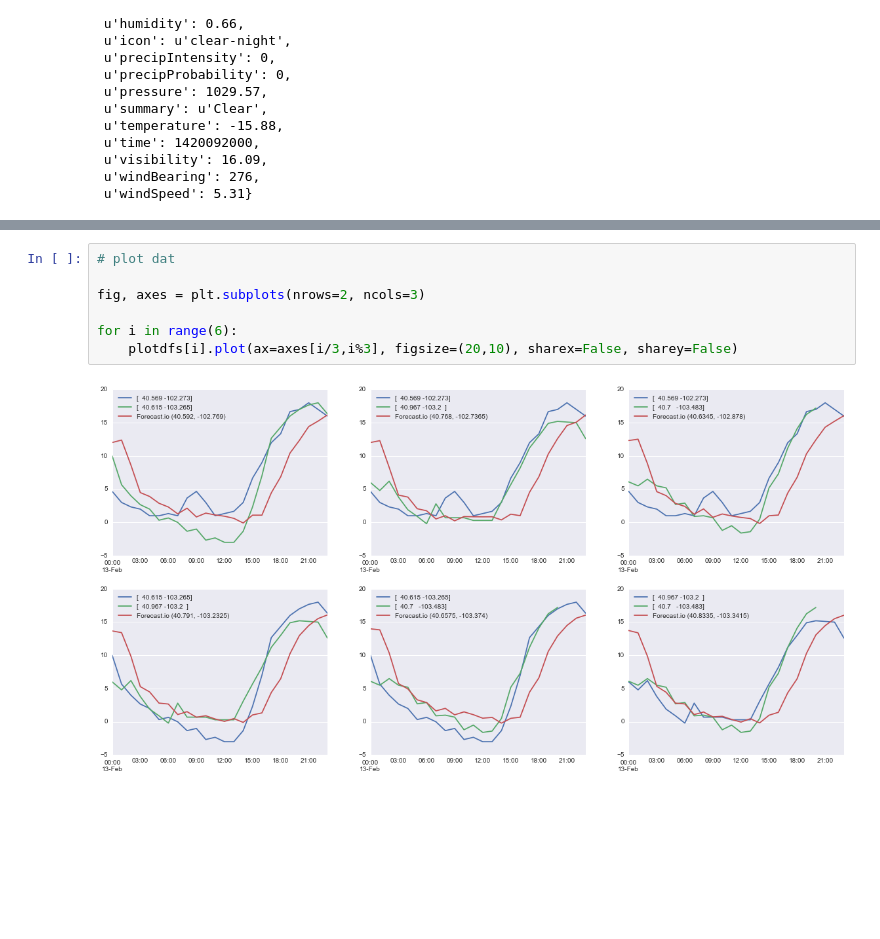
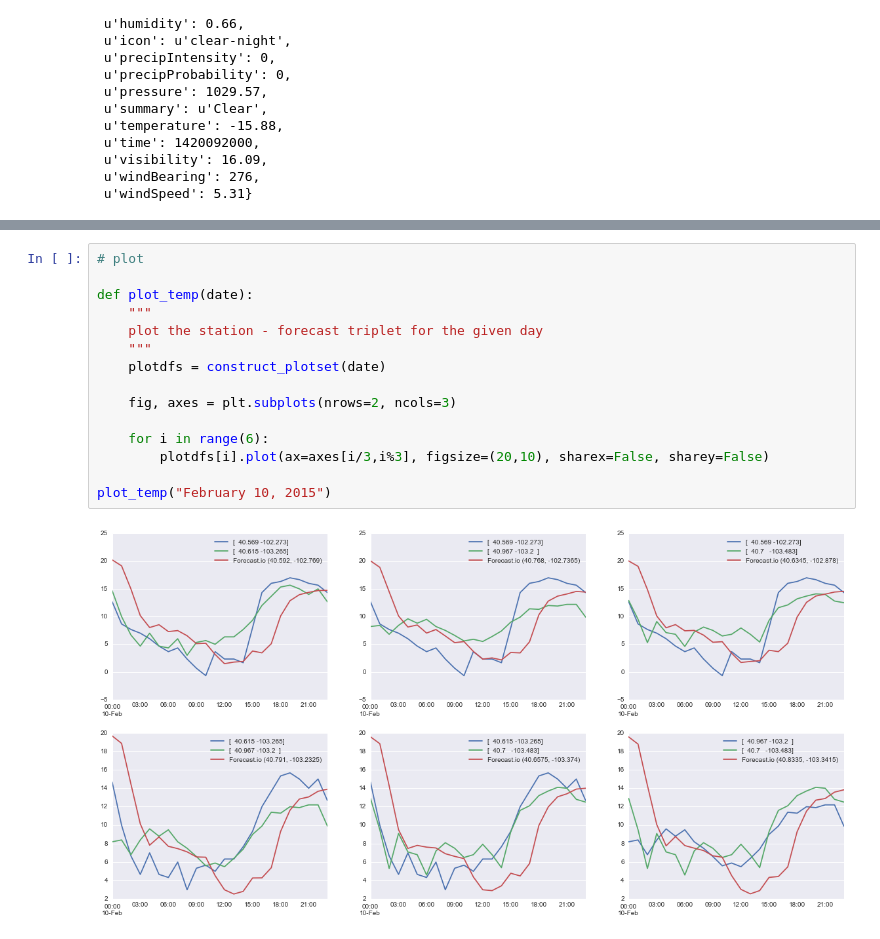
Before and after one commit to hack-c/weathergrab, a Jupyter notebook: Weather Data Demo.ipynb, the cells around one changed output, grey strips where cells are left out. Saved outputs shown, nothing was run; the diff lists cells and outputs as text; blank space fills up the shorter version.

```diff
--- a/Weather Data Demo.ipynb
+++ b/Weather Data Demo.ipynb
@@ -228,9 +232,17 @@ for s1, s2 in combinations(fns, 2):
 # %%
-# plot dat
+# plot
 
-fig, axes = plt.subplots(nrows=2, ncols=3)
+def plot_temp(date):
+    """
+    plot the station - forecast triplet for the given day
+    """
+    plotdfs = construct_plotset(date)
 
-for i in range(6):
-    plotdfs[i].plot(ax=axes[i/3,i%3], figsize=(20,10), sharex=False, sharey=False)
+    fig, axes = plt.subplots(nrows=2, ncols=3)
+
+    for i in range(6):
+        plotdfs[i].plot(ax=axes[i/3,i%3], figsize=(20,10), sharex=False, sharey=False)
+
+plot_temp("February 10, 2015")
 # %% [output]
-[figure, old version]
+[figure, new version]
```
Also changed, not shown: parts of 8 cells of this notebook.
